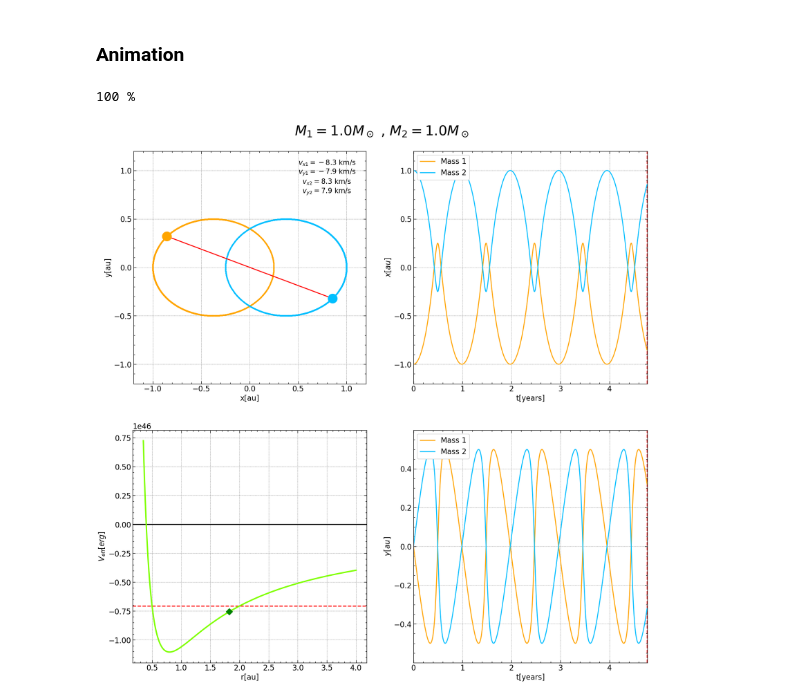
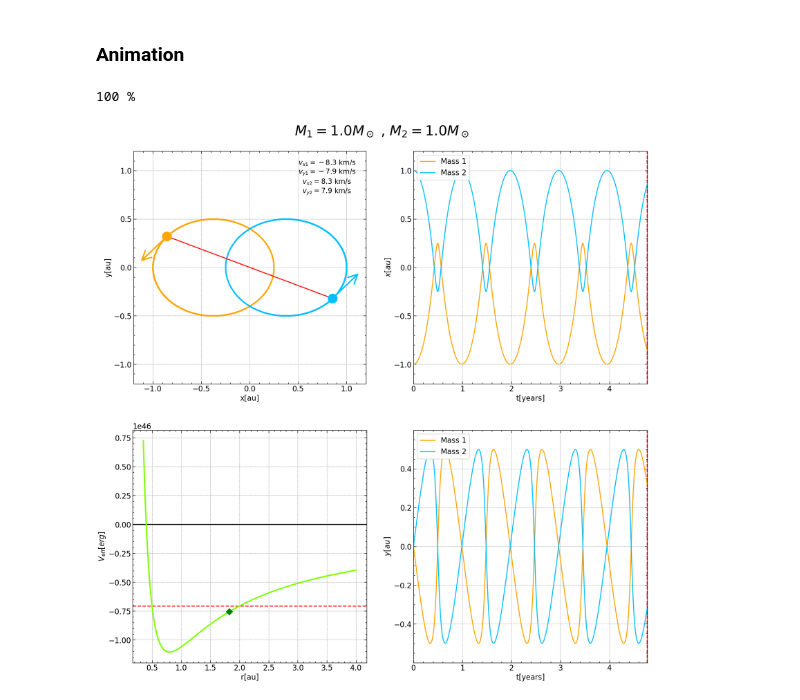
Before and after one commit to M-Bianchi/Dynamics_of_Stellar_Systems, a Jupyter notebook: nbody_sh1/1_TwoBody/twobody_plots.ipynb, the cells around one changed output. Drawn from its saved outputs; the diff is of its cells as text; code cells hidden in the pictures.

```diff
--- a/nbody_sh1/1_TwoBody/twobody_plots.ipynb
+++ b/nbody_sh1/1_TwoBody/twobody_plots.ipynb
@@ -217,6 +218,10 @@ ax.scatter(x1, y1, marker='o', s=3, color='orange', zorder=1)
 ax.scatter(x2, y2, marker='o', s=3, color='deepskyblue', zorder=1)
 one, = ax.plot([], [], 'o', color='orange', markersize=20, zorder=2)
 two, = ax.plot([], [], 'o', color='deepskyblue', markersize=20, zorder=2)
+v_one = patches.FancyArrowPatch((0, 0), (0, 0), color='orange', arrowstyle='->', linewidth=3, mutation_scale=50)
+ax.add_patch(v_one)
+v_two = patches.FancyArrowPatch((0, 0), (0, 0), color='deepskyblue', arrowstyle='->', linewidth=3, mutation_scale=50)
+ax.add_patch(v_two)
 distance, = ax.plot([], [], 'ro-', zorder=1)
 text = ax.text(-0.37, 2.02, 'asdasd', transform = fig.gca().transAxes, fontsize=15, backgroundcolor='white', ha='center', zorder=0)
 
@@ -257,31 +262,33 @@ ax.legend(loc='upper left')
 
 
 def animate(i):
     print(math.ceil(100*i*k/len(x1)), "%", end='\r')
     x_one, y_one = x1[k*i], y1[k*i]
     x_two, y_two = x2[k*i], y2[k*i]
     one.set_data([x_one], [y_one])
     two.set_data([x_two], [y_two])
+    v_one.set_positions((x_one, y_one), (x_one + vx1[k*i], y_one + vy1[k*i]))
+    v_two.set_positions((x_two, y_two), (x_two + vx2[k*i], y_two + vy2[k*i]))
     distance.set_data([x_one, x_two], [y_one, y_two])
     textstr = '\n'.join((
         r'$v_{x1} = %.1f$ km/s' %(vx1[k*i]*v_pu),
         r'$v_{y1} = %.1f$ km/s' %(vy1[k*i]*v_pu),
         r'$v_{x2} = %.1f$ km/s' %(vx2[k*i]*v_pu),
         r'$v_{y2} = %.1f$ km/s' %(vy2[k*i]*v_pu)
         ))
     text.set_text(textstr)
     potential.set_data([dist[k*i]], [V_eff(dist[k*i])*E_pu])
     plot_x1.set_data(time[:k*i], x1[:k*i])
     plot_x2.set_data(time[:k*i], x2[:k*i])
     plot_y1.set_data(time[:k*i], y1[:k*i])
     plot_y2.set_data(time[:k*i], y2[:k*i])
     plot_x2_vline.set_xdata([time[k*i], time[k*i]])
     plot_y2_vline.set_xdata([time[k*i], time[k*i]])
     return one, two,
 
 writer = animation.FFMpegWriter(fps=60)
 ani = animation.FuncAnimation(fig, animate, frames=int(len(x1)/k), interval=1, blit=True)
 ani.save('twobody.gif', writer=writer, dpi=100)
 # %% [output]
 100 %
-[figure, old version]
+[figure, new version]
```
Also changed, not shown: parts of 1 cell of this notebook, 14 other files.
